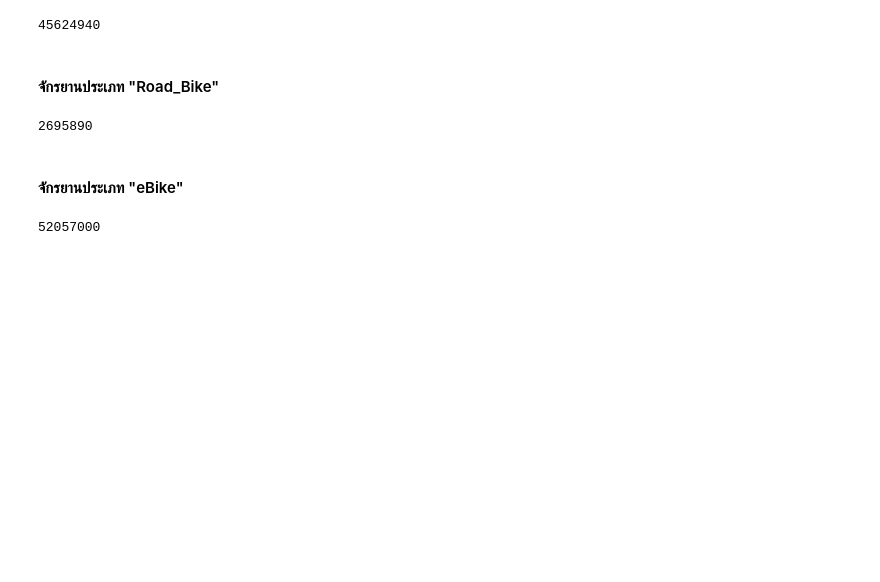
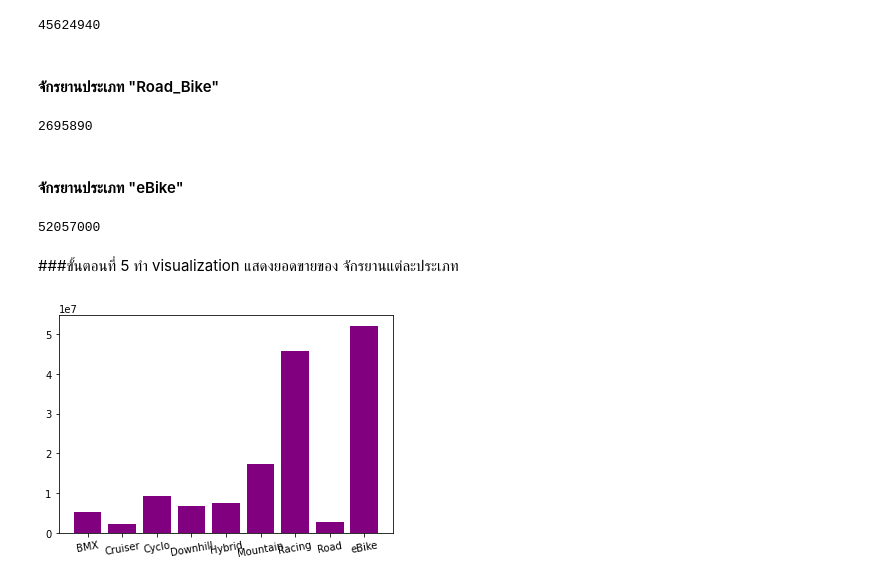
Before and after one commit to nicha0524/DPDM2021, a Jupyter notebook: Untitled6.ipynb, the cells around one changed output. Cells and saved outputs as stored; diff of their text form; code cells hidden in the pictures; blank space fills up the shorter version.

```diff
--- a/Untitled6.ipynb
+++ b/Untitled6.ipynb
@@ -779,3 +769,19 @@ eBike
 (eBike['GROSSAMOUNT']*eBike['SALESORDERITEM']).sum()
 # %% [output]
 52057000
+# %% [markdown]
+###ขั้นตอนที่ 5 ทำ visualization แสดงยอดขายของ จักรยานแต่ละประเภท
+# %%
+ labels = ['BMX', 'Cruiser',  'Cyclo',  'Downhill',  'Hybrid',  'Mountain',  'Racing',  'Road',  'eBike']
+
+total_sales = [5359660,2304420,9369750,6750250,7569570,17370430,45624940,2695890,52057000]
+# %%
+import numpy as np
+import matplotlib.pyplot as plt
+x = np.arange(0,9)
+ax = plt.gca(xticks= x)
+ax.set_xticklabels(  labels  ,rotation=10)
+plt.bar( x, total_sales,color='purple' )
+plt.show()
+# %% [output]
+[figure, added]
```
Also changed, not shown: parts of 12 cells of this notebook.
